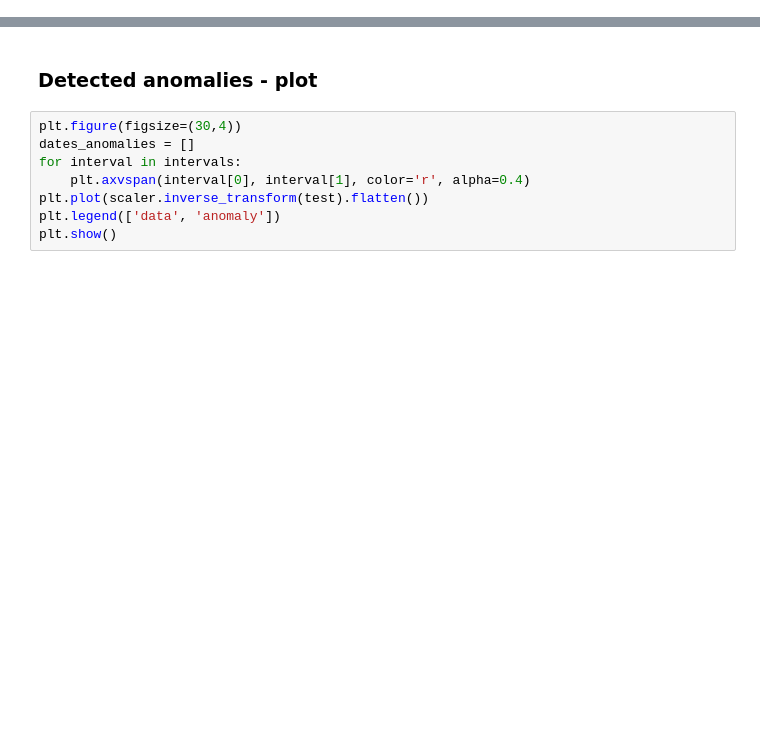
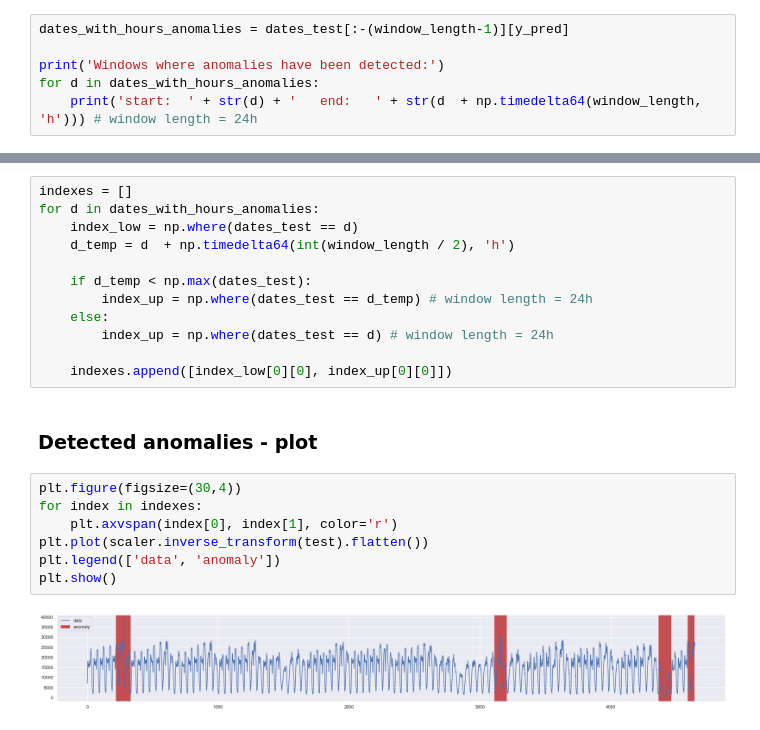
Before and after one commit to bartk97/NYC-Taxi-Anomaly-Detection, a Jupyter notebook: NYC TAXI- anomaly detection with LSTM Autoencoder.ipynb, the cells around one changed output, grey strips where cells are left out. Drawn from its saved outputs; the diff is of its cells as text; blank space fills up the shorter version.

```diff
--- a/NYC TAXI- anomaly detection with LSTM Autoencoder.ipynb
+++ b/NYC TAXI- anomaly detection with LSTM Autoencoder.ipynb
@@ -326,0 +357,6 @@ for d in dates_anomalies:
+# %%
+dates_with_hours_anomalies = dates_test[:-(window_length-1)][y_pred]
+
+print('Windows where anomalies have been detected:')
+for d in dates_with_hours_anomalies:
+    print('start:  ' + str(d) + '   end:   ' + str(d  + np.timedelta64(window_length, 'h'))) # window length = 24h
@@ -327,11 +381,24 @@ for d in dates_anomalies:
+# %%
+indexes = []
+for d in dates_with_hours_anomalies:
+    index_low = np.where(dates_test == d)
+    d_temp = d  + np.timedelta64(int(window_length / 2), 'h')
+
+    if d_temp < np.max(dates_test):
+        index_up = np.where(dates_test == d_temp) # window length = 24h
+    else:
+        index_up = np.where(dates_test == d) # window length = 24h
+
+    indexes.append([index_low[0][0], index_up[0][0]])
 # %% [markdown]
 ### Detected anomalies - plot
 # %%
 plt.figure(figsize=(30,4))
-dates_anomalies = []
-for interval in intervals:
-    plt.axvspan(interval[0], interval[1], color='r', alpha=0.4)
+for index in indexes:
+    plt.axvspan(index[0], index[1], color='r')
 plt.plot(scaler.inverse_transform(test).flatten())
 plt.legend(['data', 'anomaly'])
 plt.show()
+# %% [output]
+[figure, added]
 # %% [markdown]
```
Also changed, not shown: parts of 20 cells of this notebook.
